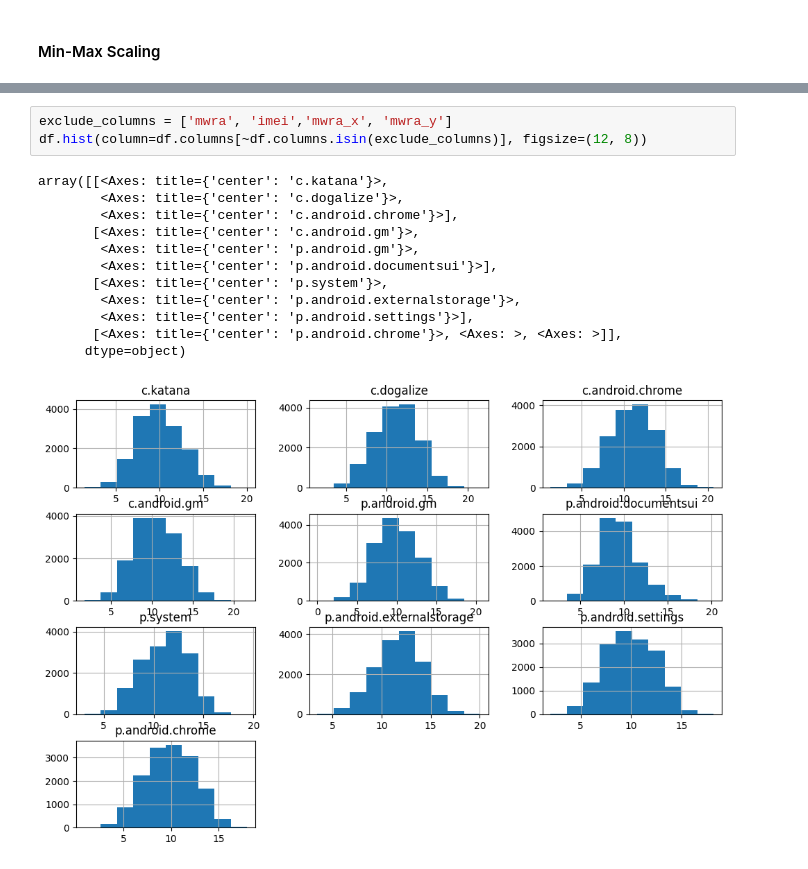
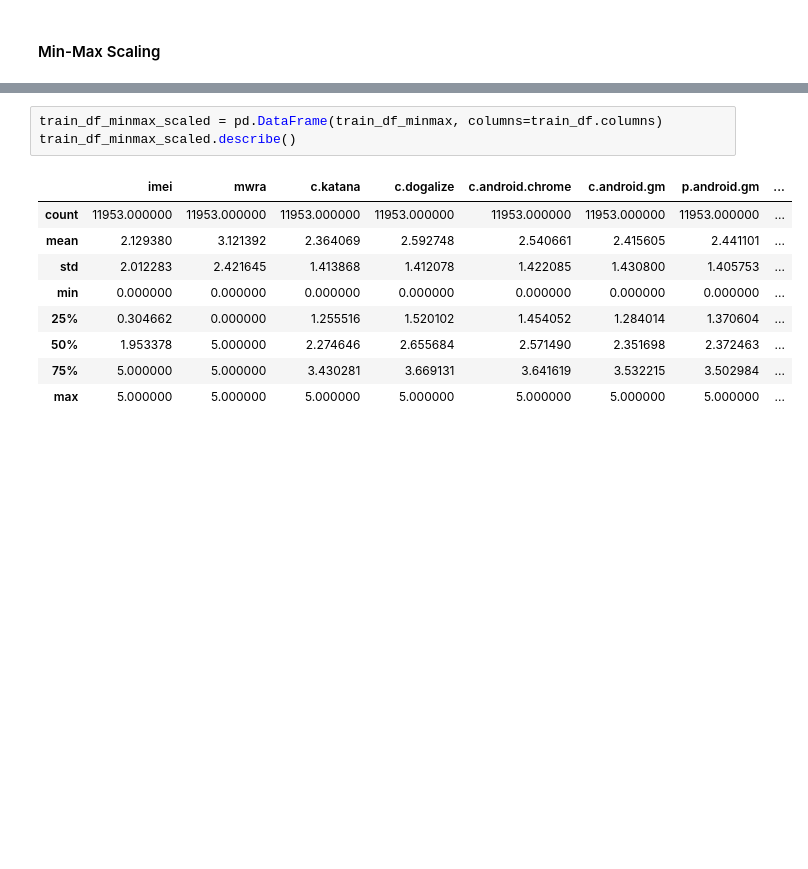
Before and after one commit to xtancos/IAU_project, a Jupyter notebook: ML.ipynb, the cells around one changed output, grey strips where cells are left out. Drawn from its saved outputs; the diff is of its cells as text; blank space fills up the shorter version.

```diff
--- a/ML.ipynb
+++ b/ML.ipynb
@@ -277,16 +351,13 @@ Min-Max Scaled Data:
-# %%
-exclude_columns = ['mwra', 'imei','mwra_x', 'mwra_y']
-df.hist(column=df.columns[~df.columns.isin(exclude_columns)], figsize=(12, 8))
-# %% [output]
-array([[<Axes: title={'center': 'c.katana'}>,
-        <Axes: title={'center': 'c.dogalize'}>,
-        <Axes: title={'center': 'c.android.chrome'}>],
-       [<Axes: title={'center': 'c.android.gm'}>,
-        <Axes: title={'center': 'p.android.gm'}>,
-        <Axes: title={'center': 'p.android.documentsui'}>],
-       [<Axes: title={'center': 'p.system'}>,
-        <Axes: title={'center': 'p.android.externalstorage'}>,
-        <Axes: title={'center': 'p.android.settings'}>],
-       [<Axes: title={'center': 'p.android.chrome'}>, <Axes: >, <Axes: >]],
-      dtype=object)
-[figure, removed]
+# %%
+train_df_minmax_scaled = pd.DataFrame(train_df_minmax, columns=train_df.columns)
+train_df_minmax_scaled.describe()
+# %% [output]
+|  | imei | mwra | c.katana | c.dogalize | c.android.chrome | c.android.gm | p.android.gm | ... |
+| count | 11953.000000 | 11953.000000 | 11953.000000 | 11953.000000 | 11953.000000 | 11953.000000 | 11953.000000 | ... |
+| mean | 2.129380 | 3.121392 | 2.364069 | 2.592748 | 2.540661 | 2.415605 | 2.441101 | ... |
+| std | 2.012283 | 2.421645 | 1.413868 | 1.412078 | 1.422085 | 1.430800 | 1.405753 | ... |
+| min | 0.000000 | 0.000000 | 0.000000 | 0.000000 | 0.000000 | 0.000000 | 0.000000 | ... |
+| 25% | 0.304662 | 0.000000 | 1.255516 | 1.520102 | 1.454052 | 1.284014 | 1.370604 | ... |
+| 50% | 1.953378 | 5.000000 | 2.274646 | 2.655684 | 2.571490 | 2.351698 | 2.372463 | ... |
+| 75% | 5.000000 | 5.000000 | 3.430281 | 3.669131 | 3.641619 | 3.532215 | 3.502984 | ... |
+| max | 5.000000 | 5.000000 | 5.000000 | 5.000000 | 5.000000 | 5.000000 | 5.000000 | ... |
```
Also changed, not shown: parts of 10 cells of this notebook.
